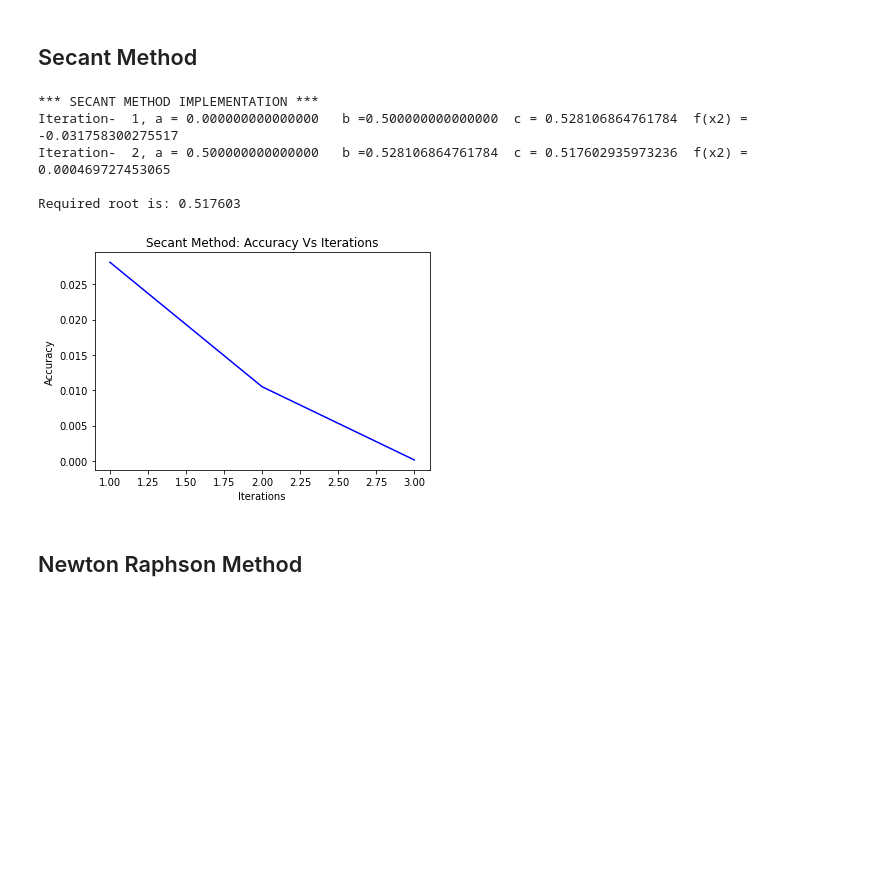
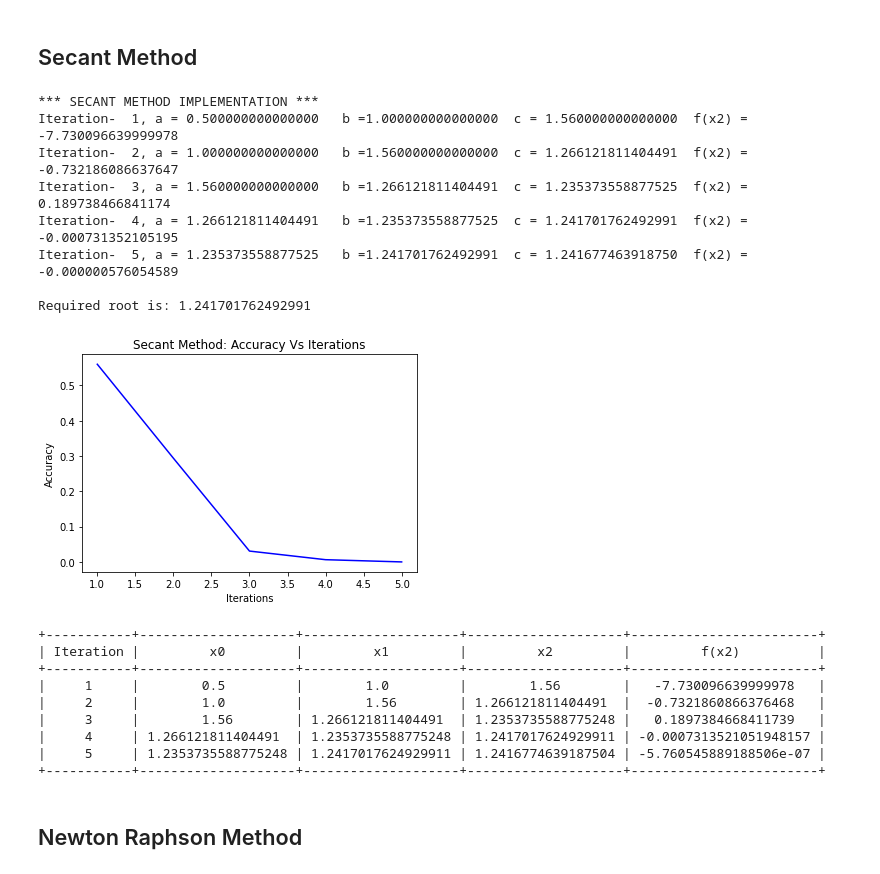
Before and after one commit to deshabhakt/Sem-II, a Jupyter notebook: NumericalMethods/NM-Programs/Module-1-SolvingNonLinearEquations/Module-1.ipynb, the cells around one changed output. Cells and saved outputs as stored; diff of their text form; code cells hidden in the pictures; blank space fills up the shorter version.

```diff
--- a/NumericalMethods/NM-Programs/Module-1-SolvingNonLinearEquations/Module-1.ipynb
+++ b/NumericalMethods/NM-Programs/Module-1-SolvingNonLinearEquations/Module-1.ipynb
@@ -322,16 +359,16 @@ def Muller(f, p, q, r, TOL, N = MaxIterations):
 # %%
 # Defining Function
 def f(x):
-    q =  cos(x) - x*exp(x)
+    q = 16*(x**4) - 40*(x**3) + 5*(x**2) + 20*x + 6
     return q
 
 def G(x):
-    return (acos(x*exp(x)))
+    return (6/((16*(x**3)) - (40*(x**2)) - (5*x) + 20))
 
 # Defining derivative of function
 def f1(x):
-    return -sin(x) - x*exp(x) - exp(x)
+    return 16*4*(x**3) - 40*3*(x**2) + 5*2*x + 20
 
 def f2(x):
-    return -cos(x) - x*exp(x) - exp(x) - exp(x)
+    return 16*4*3*(x**2) - 40*3*2*x + 10
 # %% [markdown]
@@ -339,5 +376,6 @@ def f2(x):
 # %%
-x0 = 0.0
-x1 = 0.5
-x2 = 1.0
-e = 0.001
+x0 = 0.5
+x1 = 1.0
+x2 = 1.5
+
+e = 0.0001
@@ -344,7 +384,7 @@ e = 0.001
 # %% [markdown]
 ## Bisection Method
 # %%
-b_acc = BisectionMethod(f,x0,x1,e)
+b_acc,Bisection_table = BisectionMethod(f,x0,x1,e)
 b_i = []
 b_a = []
 for i in b_acc:
@@ -355,5 +395,7 @@ plt.xlabel("Iterations")
 plt.ylabel("Accuracy")
 plt.plot(b_i,b_a,color = 'violet')
 plt.show()
+
+print(Bisection_table)
 # %% [output]
 ***** BISECTION METHOD *****
@@ -374,10 +437,10 @@ iteration =   9    a = 0.498047   b = 0.500000   m = 0.499023   f(m) = 0.056103
 # %% [markdown]
 ## False Position Method
 # %%
-f_acc = FalsePosition(f,x0,x1,e)
+f_acc,False_position_table = FalsePosition(f,x0,x1,e)
 f_i = []
 f_a = []
-if f_acc==list():
+if f_acc!=0:
     for i in f_acc:
         f_i.append(i[0])
         f_a.append(i[1])
@@ -386,6 +449,7 @@ if f_acc==list():
     plt.ylabel("Accuracy")
     plt.plot(f_i,f_a,color = 'indigo')
     plt.show()
+    print(False_position_table)
 # %% [output]
 *** FALSE POSITION METHOD IMPLEMENTATION ***
 Given guess values do not bracket the root.
@@ -393,24 +457,38 @@ Try Again with different guess values.
 # %% [markdown]
 ## Secant Method
 # %%
-s_acc = SecantMethod(f,x0,x1,e)
+s_acc,Secant_table = SecantMethod(f,x0,x1,e)
 s_i = []
 s_a = []
 for i in s_acc:
     s_i.append(i[0])
     s_a.append(i[1])
 plt.title("Secant Method: Accuracy Vs Iterations")
 plt.xlabel("Iterations")
 plt.ylabel("Accuracy")
 plt.plot(s_i,s_a,color = 'blue')
 plt.show()
+
+print(Secant_table)
 # %% [output]
 *** SECANT METHOD IMPLEMENTATION ***
-Iteration-  1, a = 0.000000000000000   b =0.500000000000000  c = 0.528106864761784  f(x2) = -0.031758300275517
-Iteration-  2, a = 0.500000000000000   b =0.528106864761784  c = 0.517602935973236  f(x2) = 0.000469727453065
+Iteration-  1, a = 0.500000000000000   b =1.000000000000000  c = 1.560000000000000  f(x2) = -7.730096639999978
+Iteration-  2, a = 1.000000000000000   b =1.560000000000000  c = 1.266121811404491  f(x2) = -0.732186086637647
+Iteration-  3, a = 1.560000000000000   b =1.266121811404491  c = 1.235373558877525  f(x2) = 0.189738466841174
+Iteration-  4, a = 1.266121811404491   b =1.235373558877525  c = 1.241701762492991  f(x2) = -0.000731352105195
+Iteration-  5, a = 1.235373558877525   b =1.241701762492991  c = 1.241677463918750  f(x2) = -0.000000576054589
 
-Required root is: 0.517603
+Required root is: 1.241701762492991
-[figure, old version]
+[figure, new version]
++-----------+--------------------+--------------------+--------------------+------------------------+
+| Iteration |         x0         |         x1         |         x2         |         f(x2)          |
++-----------+--------------------+--------------------+--------------------+------------------------+
+|     1     |        0.5         |        1.0         |        1.56        |   -7.730096639999978   |
+|     2     |        1.0         |        1.56        | 1.266121811404491  |  -0.7321860866376468   |
+|     3     |        1.56        | 1.266121811404491  | 1.2353735588775248 |   0.1897384668411739   |
+|     4     | 1.266121811404491  | 1.2353735588775248 | 1.2417017624929911 | -0.0007313521051948157 |
+|     5     | 1.2353735588775248 | 1.2417017624929911 | 1.2416774639187504 | -5.760545889188506e-07 |
++-----------+--------------------+--------------------+--------------------+------------------------+
 # %% [markdown]
 ## Newton Raphson Method
 # %%
```
Also changed, not shown: parts of 26 cells of this notebook, 6 other files.
